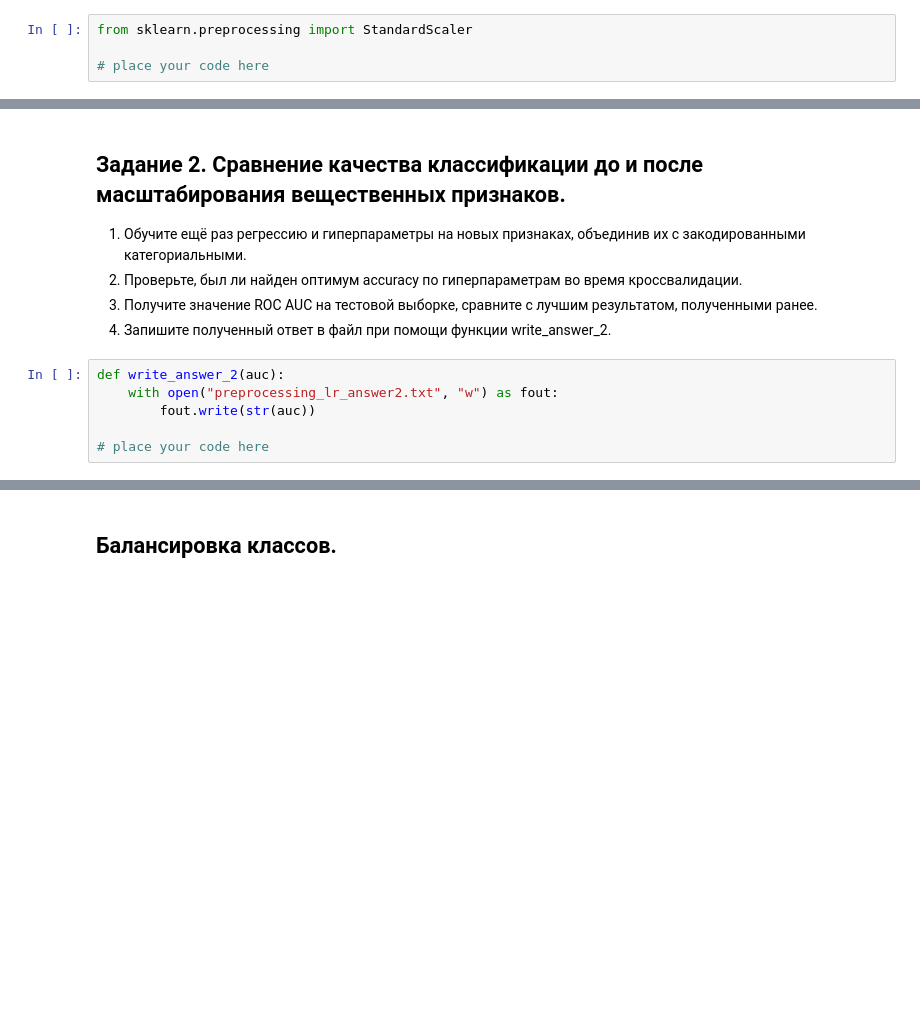
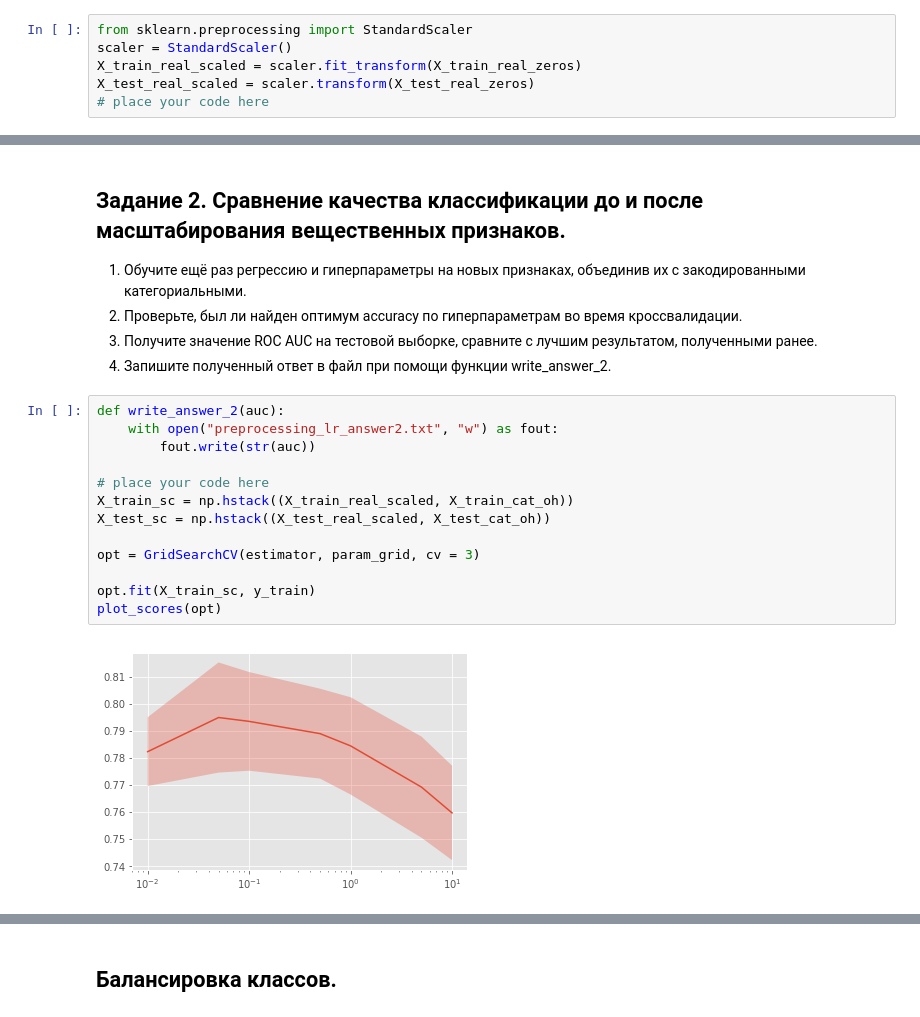
Before and after one commit to zubochenko/supervised-learning, a Jupyter notebook: week3/Preprocessing_LR.ipynb, the cells around one changed output, grey strips where cells are left out. Saved outputs shown, nothing was run; the diff lists cells and outputs as text; blank space fills up the shorter version.

```diff
--- a/week3/Preprocessing_LR.ipynb
+++ b/week3/Preprocessing_LR.ipynb
@@ -351,7 +358,9 @@ $$ x^{scaled}_{id} = \dfrac{x_{id} - \mu_d}{\sigma_d}, \quad \mu_d = \frac{1}{N}
 2. Сохраните ответ в переменные X_train_real_scaled и X_test_real_scaled соответственно
 # %%
 from sklearn.preprocessing import StandardScaler
-
+scaler = StandardScaler()
+X_train_real_scaled = scaler.fit_transform(X_train_real_zeros)
+X_test_real_scaled = scaler.transform(X_test_real_zeros)
 # place your code here
 # %% [markdown]
 ## Сравнение признаковых пространств.
@@ -373,6 +384,15 @@ plt.show()
 # %%
 def write_answer_2(auc):
     with open("preprocessing_lr_answer2.txt", "w") as fout:
         fout.write(str(auc))
 
 # place your code here
+X_train_sc = np.hstack((X_train_real_scaled, X_train_cat_oh))
+X_test_sc = np.hstack((X_test_real_scaled, X_test_cat_oh))
+
+opt = GridSearchCV(estimator, param_grid, cv = 3)
+
+opt.fit(X_train_sc, y_train)
+plot_scores(opt)
+# %% [output]
+[figure, added]
```
Also changed, not shown: parts of 4 cells of this notebook.
